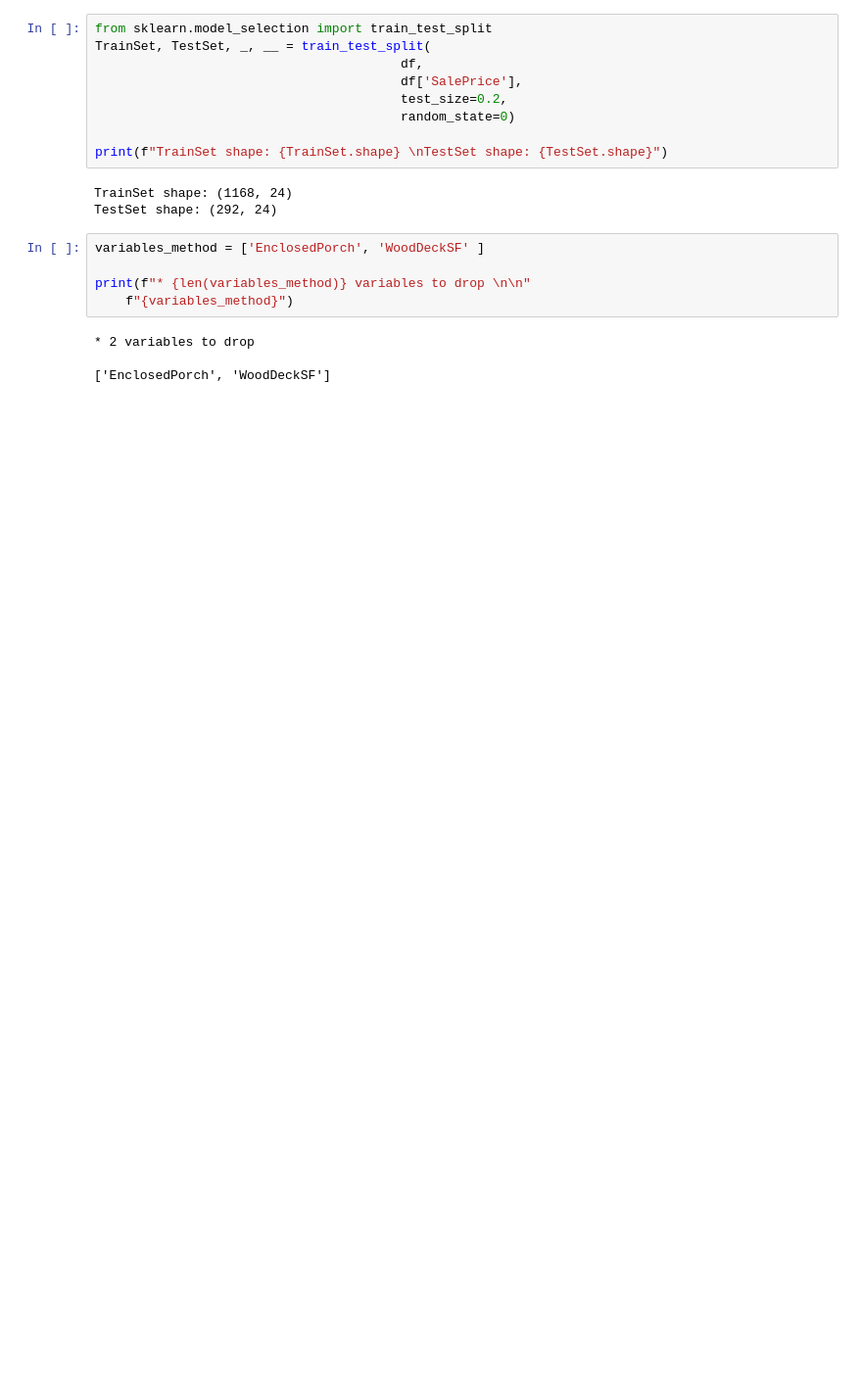
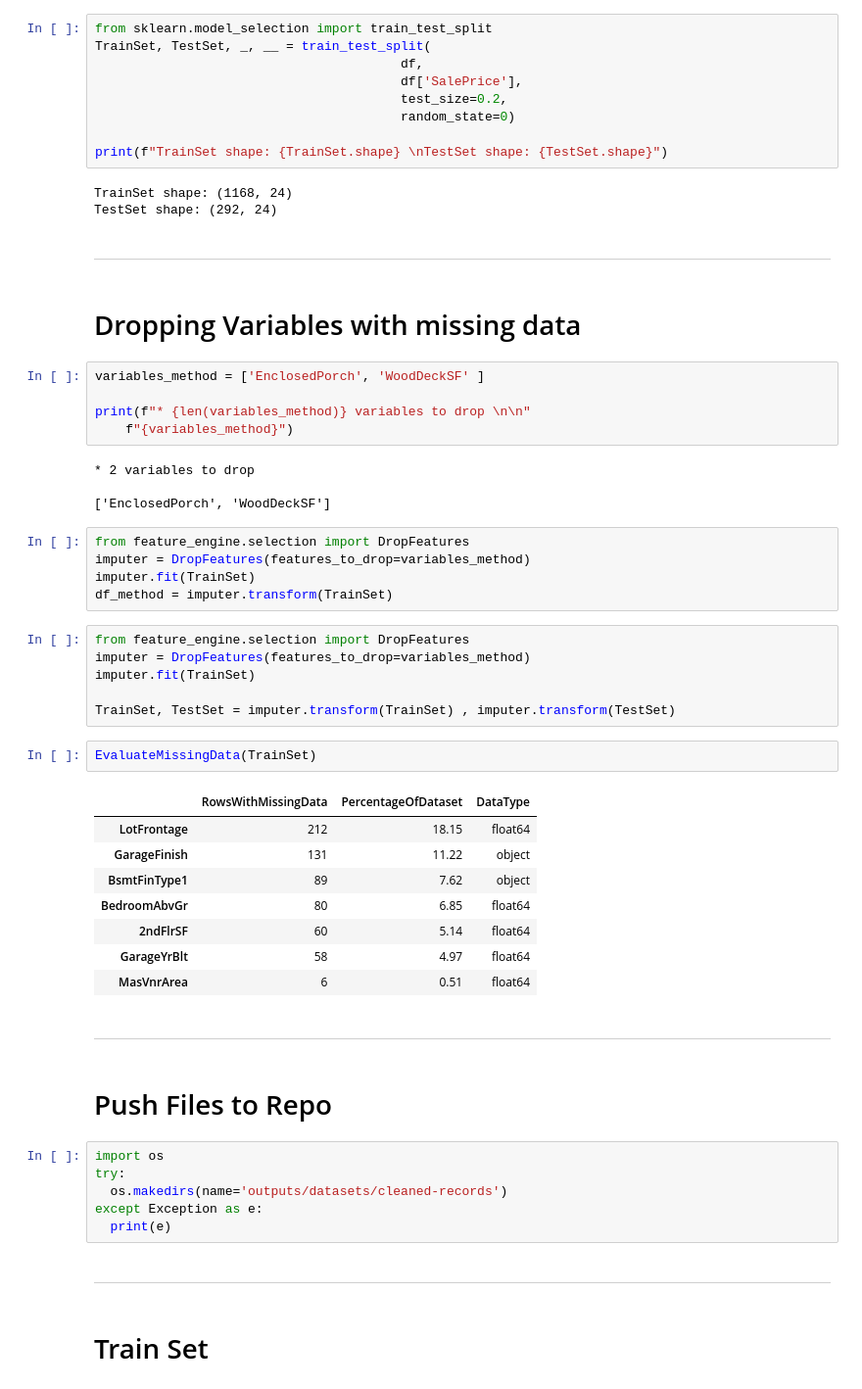
Before and after one commit to simonepietraroia/House-Sales, a Jupyter notebook: jupyter_notebooks/3 - DataCleaning.ipynb, the cells around one changed output. Shown at 98% size. Cells and saved outputs as stored; diff of their text form; blank space fills up the shorter version.

```diff
--- a/jupyter_notebooks/3 - DataCleaning.ipynb
+++ b/jupyter_notebooks/3 - DataCleaning.ipynb
@@ -249,6 +255,10 @@ print(f"TrainSet shape: {TrainSet.shape} \nTestSet shape: {TestSet.shape}")
 # %% [output]
 TrainSet shape: (1168, 24)
 TestSet shape: (292, 24)
+# %% [markdown]
+---
+# %% [markdown]
+# Dropping Variables with missing data
 # %%
 variables_method = ['EnclosedPorch', 'WoodDeckSF' ]
 
@@ -258,3 +268,39 @@ print(f"* {len(variables_method)} variables to drop \n\n"
 * 2 variables to drop
 
 ['EnclosedPorch', 'WoodDeckSF']
+# %%
+from feature_engine.selection import DropFeatures
+imputer = DropFeatures(features_to_drop=variables_method)
+imputer.fit(TrainSet)
+df_method = imputer.transform(TrainSet)
+# %%
+from feature_engine.selection import DropFeatures
+imputer = DropFeatures(features_to_drop=variables_method)
+imputer.fit(TrainSet)
+
+TrainSet, TestSet = imputer.transform(TrainSet) , imputer.transform(TestSet)
+# %%
+EvaluateMissingData(TrainSet)
+# %% [output]
+|  | RowsWithMissingData | PercentageOfDataset | DataType |
+| LotFrontage | 212 | 18.15 | float64 |
+| GarageFinish | 131 | 11.22 | object |
+| BsmtFinType1 | 89 | 7.62 | object |
+| BedroomAbvGr | 80 | 6.85 | float64 |
+| 2ndFlrSF | 60 | 5.14 | float64 |
+| GarageYrBlt | 58 | 4.97 | float64 |
+| MasVnrArea | 6 | 0.51 | float64 |
+# %% [markdown]
+---
+# %% [markdown]
+# Push Files to Repo
+# %%
+import os
+try:
+  os.makedirs(name='outputs/datasets/cleaned-records')
+except Exception as e:
+  print(e)
+# %% [markdown]
+---
+# %% [markdown]
+# Train Set
```
Also changed, not shown: parts of 6 cells of this notebook, 1 other file.
